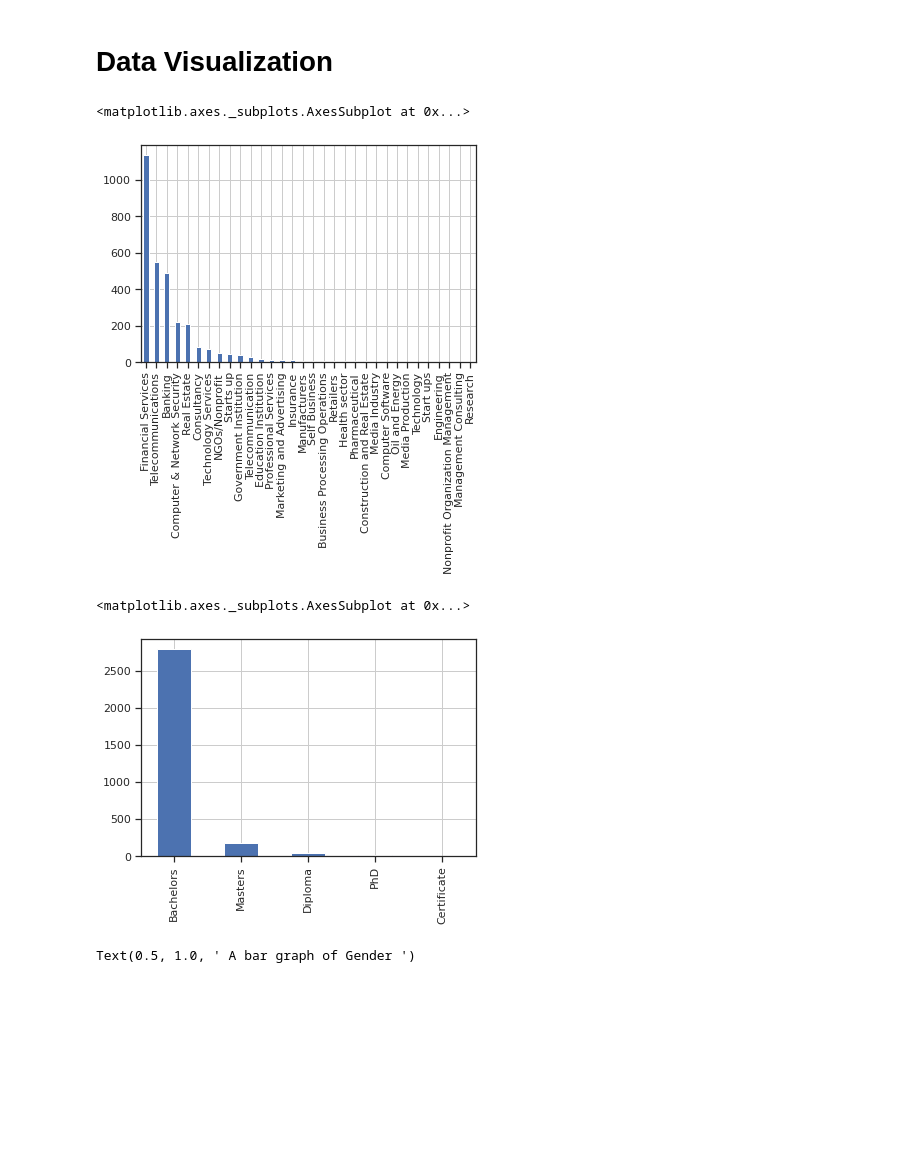
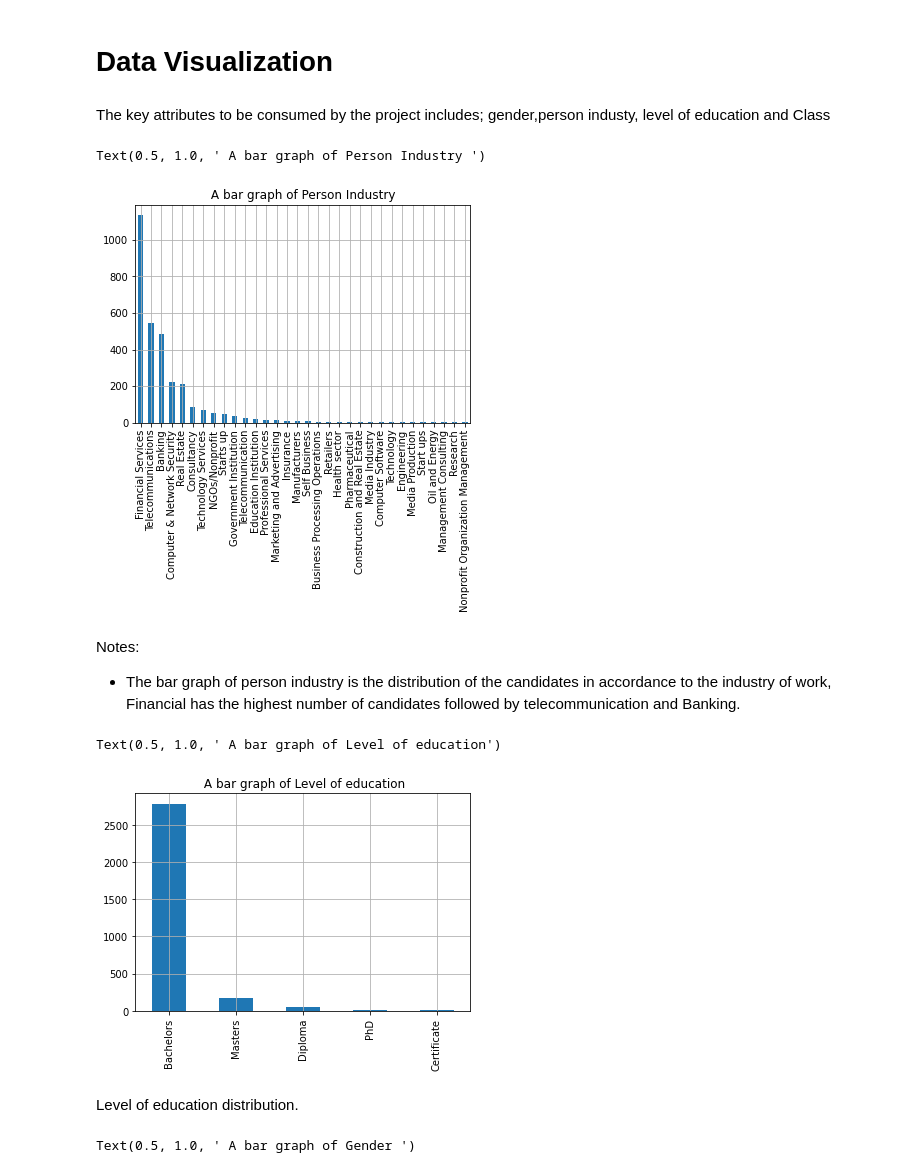
Before and after one commit to raff-gichira/ProjRaf, a Jupyter notebook: Project_CRISP_DM.ipynb, the cells around one changed output. Cells and saved outputs as stored; diff of their text form; code cells hidden in the pictures; blank space fills up the shorter version.

```diff
--- a/Project_CRISP_DM.ipynb
+++ b/Project_CRISP_DM.ipynb
@@ -9,2 +15,2 @@ import matplotlib.pyplot as plt
 # %%
-raf=pd.read_csv('/content/Updated Data.csv',sep=',', encoding='cp1252')
+raf1=pd.read_csv('/content/Updated Data.csv',sep=',', encoding='cp1252')
@@ -11,3 +51,5 @@ raf=pd.read_csv('/content/Updated Data.csv',sep=',', encoding='cp1252')
+# %%
+raf=raf1.drop(['projects'],axis=1)
 # %%
 raf
 # %% [output]
@@ -43,15 +84,24 @@ memory usage: 142.3+ KB
 # %% [markdown]
 # Data Visualization
+# %% [markdown]
+The key attributes to be consumed by the project includes; gender,person industy, level of education and Class
 # %%
 raf['person_industry'].value_counts().plot(kind='bar',grid=True)
+plt.title(' A bar graph of Person Industry ')
 # %% [output]
-<matplotlib.axes._subplots.AxesSubplot at 0x...>
+Text(0.5, 1.0, ' A bar graph of Person Industry ')
-[figure, old version]
+[figure, new version]
+# %% [markdown]
+Notes:
+* The bar graph of person industry is the distribution of the candidates in accordance to the industry of work, Financial has the highest number of candidates followed by telecommunication and Banking.
 # %%
 raf['Level of education'].value_counts().plot(kind='bar',grid=True)
+plt.title(' A bar graph of Level of education')
 # %% [output]
-<matplotlib.axes._subplots.AxesSubplot at 0x...>
+Text(0.5, 1.0, ' A bar graph of Level of education')
-[figure, old version]
+[figure, new version]
+# %% [markdown]
+Level of education distribution.
 # %%
 raf.groupby('Gender').size().plot(kind='bar',grid=True)
 plt.title(' A bar graph of Gender ')
```
Also changed, not shown: parts of 17 cells of this notebook.
